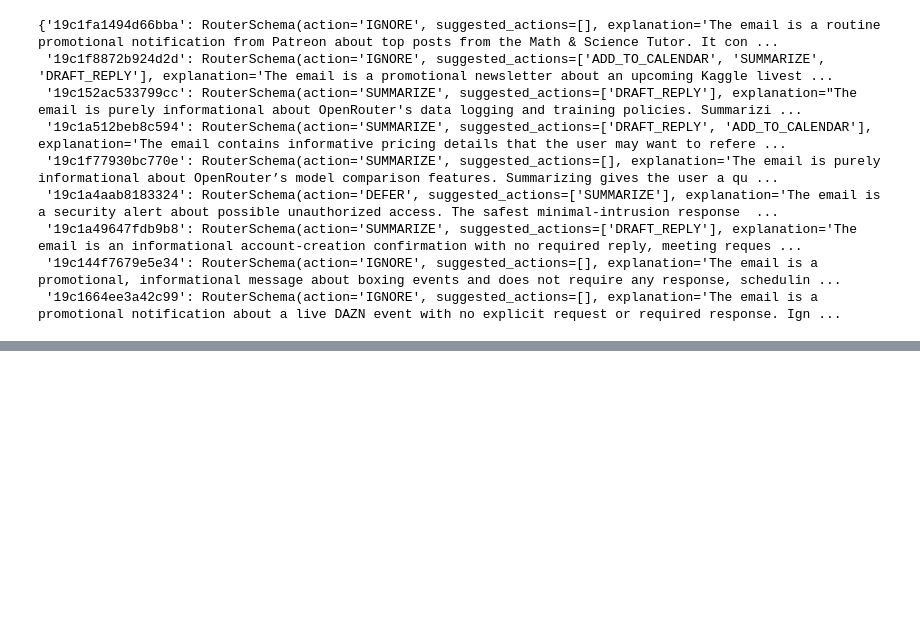
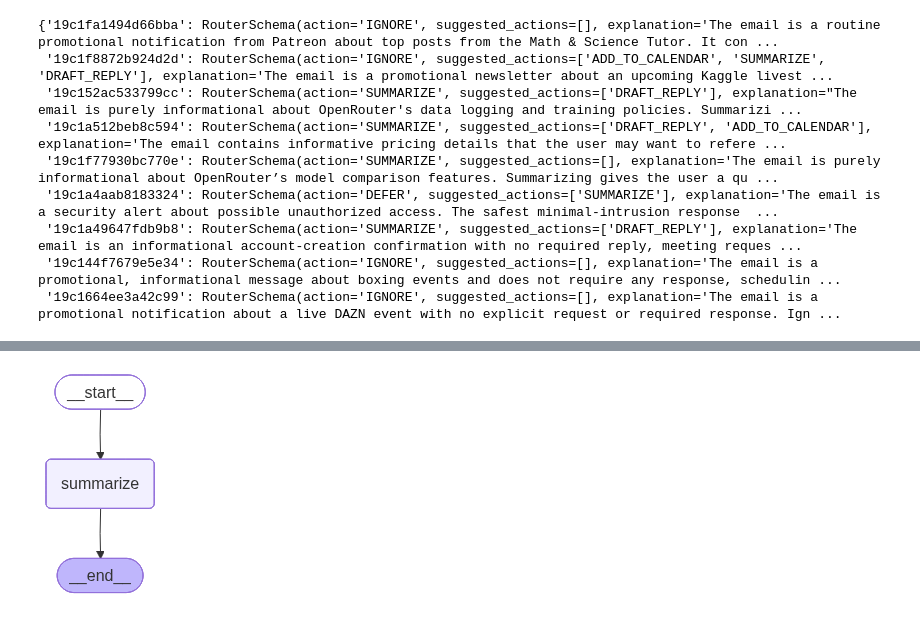
Before and after one commit to ManasT10-14/MailMind, a Jupyter notebook: testing.ipynb, the cells around one changed output, grey strips where cells are left out. Saved outputs shown, nothing was run; the diff lists cells and outputs as text; code cells hidden in the pictures; blank space fills up the shorter version.

Commit message:
Finish summarizer agent.

```diff
--- a/testing.ipynb
+++ b/testing.ipynb
@@ -552,0 +594,6 @@ result["actions"]
+# %%
+agent = build_graph()
+# %%
+agent
+# %% [output]
+[figure, added]
```
Also changed, not shown: parts of 6 cells of this notebook, 9 other files.
